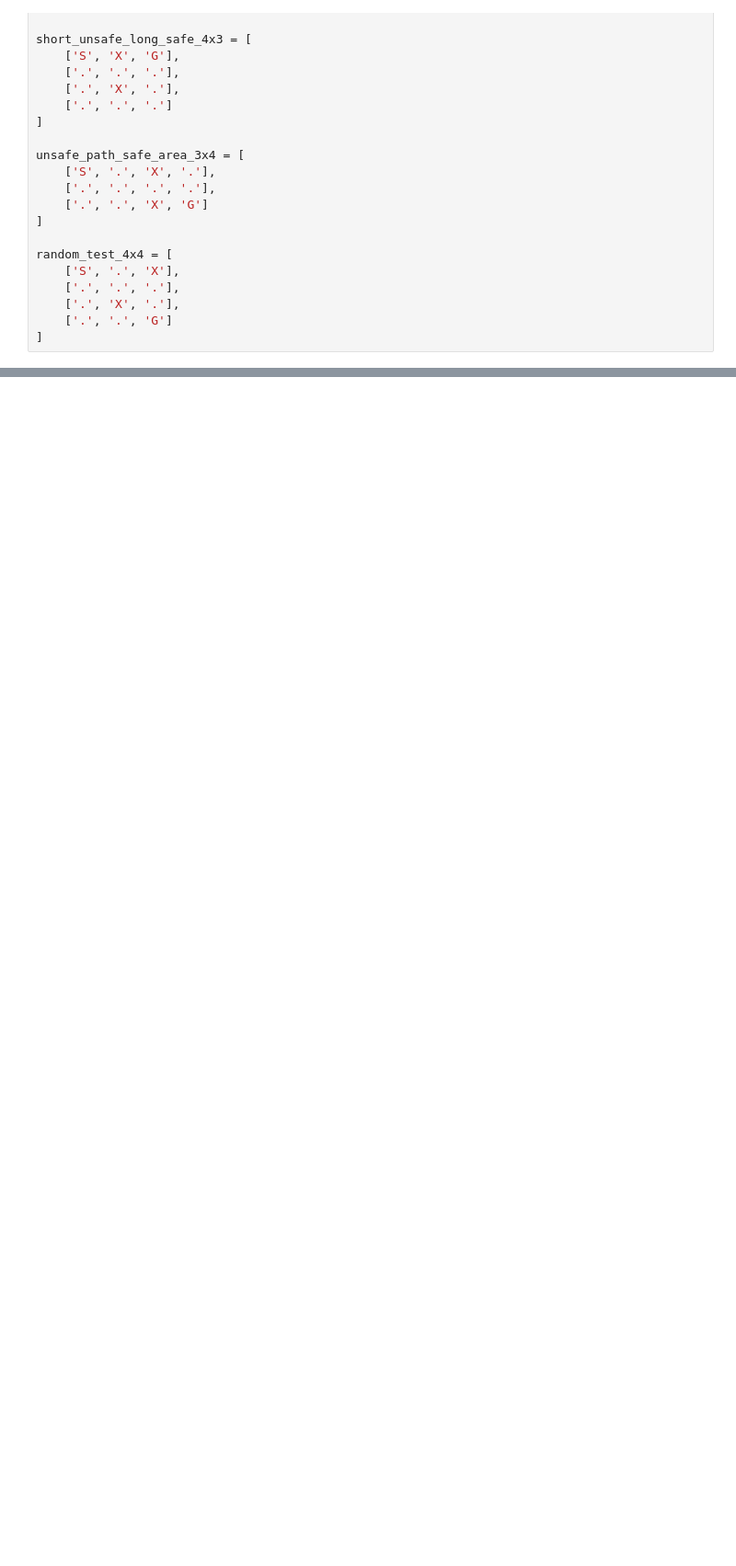
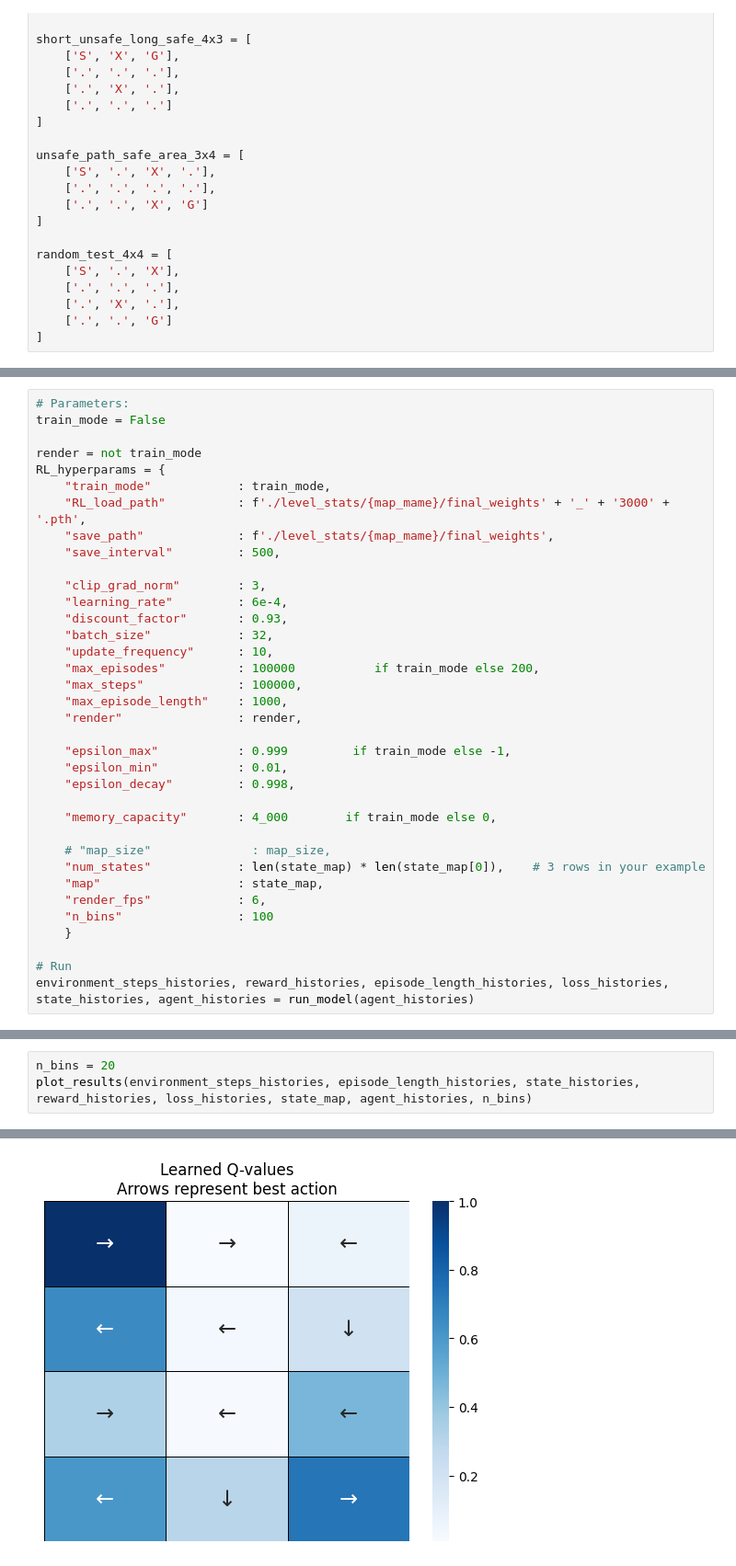
Before and after one commit to filipxg/When-To-Explore-and-When-to-Stop, a Jupyter notebook: frozenlake.ipynb, the cells around one changed output, grey strips where cells are left out. Shown at 92% size. Drawn from its saved outputs; the diff is of its cells as text; blank space fills up the shorter version.

```diff
--- a/frozenlake.ipynb
+++ b/frozenlake.ipynb
@@ -455,0 +497,36 @@ plotting.plot_binned_line_with_std(environment_steps_histories, loss_histories,
+# %%
+# Parameters:
+train_mode = False
+
+render = not train_mode
+RL_hyperparams = {
+    "train_mode"            : train_mode,
+    "RL_load_path"          : f'./level_stats/{map_mame}/final_weights' + '_' + '3000' + '.pth',
+    "save_path"             : f'./level_stats/{map_mame}/final_weights',
+    "save_interval"         : 500,
+
+    "clip_grad_norm"        : 3,
+    "learning_rate"         : 6e-4,
+    "discount_factor"       : 0.93,
+    "batch_size"            : 32,
+    "update_frequency"      : 10,
+    "max_episodes"          : 100000           if train_mode else 200,
+    "max_steps"             : 100000,
+    "max_episode_length"    : 1000,
+    "render"                : render,
+
+    "epsilon_max"           : 0.999         if train_mode else -1,
+    "epsilon_min"           : 0.01,
+    "epsilon_decay"         : 0.998,
+
+    "memory_capacity"       : 4_000        if train_mode else 0,
+
+    # "map_size"              : map_size,
+    "num_states"            : len(state_map) * len(state_map[0]),    # 3 rows in your example
+    "map"                   : state_map,
+    "render_fps"            : 6,
+    "n_bins"                : 100
+    }
+
+# Run
+environment_steps_histories, reward_histories, episode_length_histories, loss_histories, state_histories, agent_histories = run_model(agent_histories)
@@ -455,0 +536,4 @@ plotting.plot_binned_line_with_std(environment_steps_histories, loss_histories,
+# %%
+n_bins = 20
+plot_results(environment_steps_histories, episode_length_histories, state_histories, reward_histories, loss_histories, state_map, agent_histories, n_bins)
+# %% [output]
@@ -455,0 +548 @@ plotting.plot_binned_line_with_std(environment_steps_histories, loss_histories,
+[figure, added]
```
Also changed, not shown: parts of 9 cells of this notebook, 2 other files.
